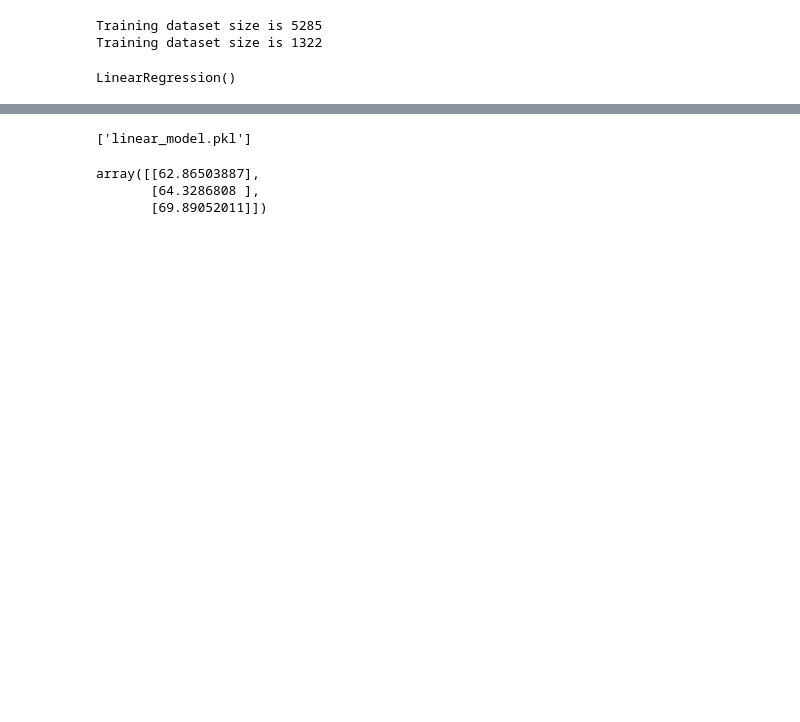
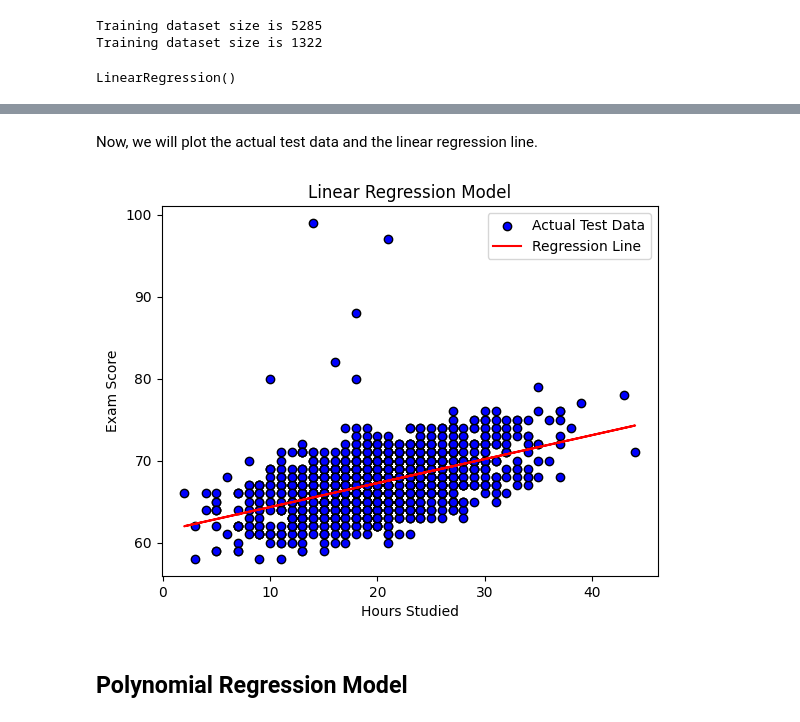
Before and after one commit to AamirJafaq/Student-Score-Prediction, a Jupyter notebook: Student_Score_Prediction_Model.ipynb, the cells around one changed output, grey strips where cells are left out. Saved outputs shown, nothing was run; the diff lists cells and outputs as text; code cells hidden in the pictures; blank space fills up the shorter version.

```diff
--- a/Student_Score_Prediction_Model.ipynb
+++ b/Student_Score_Prediction_Model.ipynb
@@ -18,5 +17,5 @@ Saving StudentPerformanceFactors.csv to StudentPerformanceFactors (2).csv
 # %%
-data=pd.read_csv("StudentPerformanceFactors.csv")
+data=pd.read_csv("https://raw.githubusercontent.com/AamirJafaq/Student-Score-Prediction/refs/heads/main/StudentPerformanceFactors.csv")
 # %%
 data.head()
 # %% [output]
@@ -168,4 +150,4 @@ model.fit(X_train, y_train)
 # %% [output]
 LinearRegression()
 # %%
-y_pred=model.predict(X)
+y_pred=model.predict(X_test)
@@ -204,4 +167,0 @@ import joblib
-# %%
-joblib.dump(model, 'linear_model.pkl')
-# %% [output]
-['linear_model.pkl']
@@ -210,8 +168,14 @@ loaded_model = joblib.load('linear_model.pkl')
-# %%
-X_new = pd.DataFrame([5, 10, 29])
-predictions = loaded_model.predict(X_new)
-predictions
-# %% [output]
-array([[62.86503887],
-       [64.3286808 ],
-       [69.89052011]])
+# %% [markdown]
+Now, we will plot the actual test data and the linear regression line.
+# %%
+plt.scatter(X_test, y_test, color="blue",edgecolors="black", label="Actual Test Data")
+plt.xlabel("Hours Studied")
+plt.ylabel("Exam Score")
+plt.title("Linear Regression Model")
+plt.plot(X_test,y_pred, color="red", label="Regression Line")
+plt.legend()
+plt.show()
+# %% [output]
+[figure, added]
+# %% [markdown]
+## Polynomial Regression Model
```
Also changed, not shown: parts of 32 cells of this notebook.
